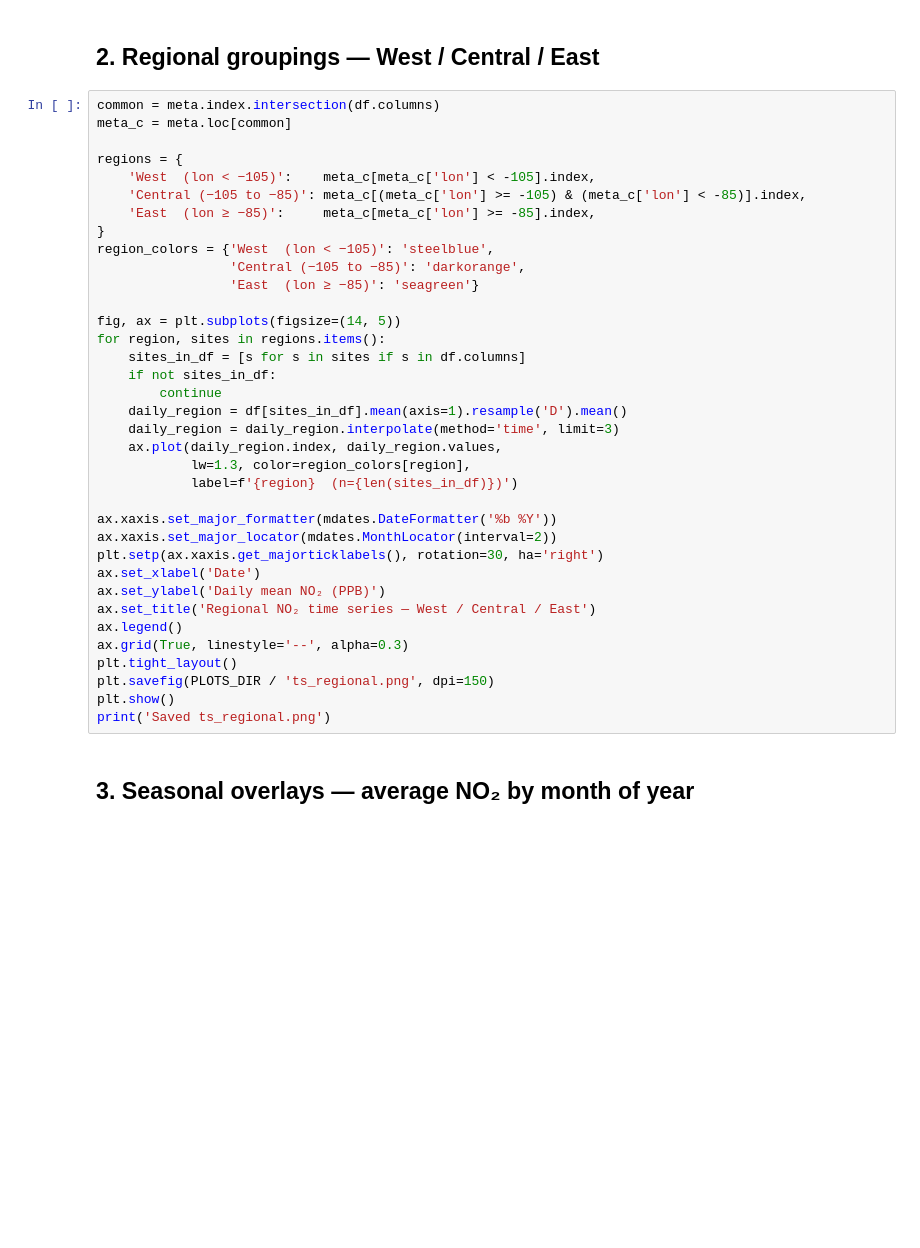
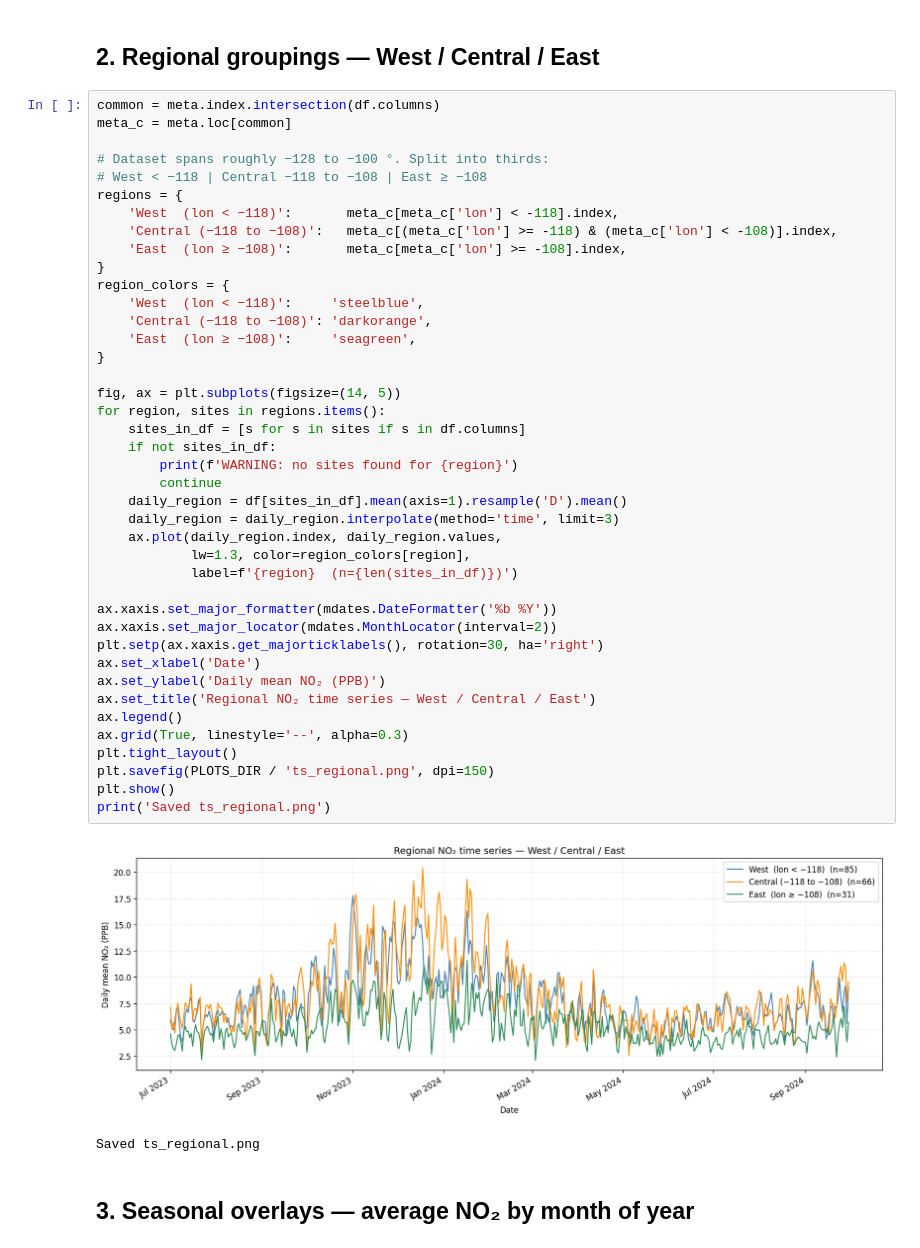
Before and after one commit to leeisabelle1118/no2-forecasting, a Jupyter notebook: notebooks/02_no2_time_series.ipynb, the cells around one changed output. Cells and saved outputs as stored; diff of their text form; blank space fills up the shorter version.

```diff
--- a/notebooks/02_no2_time_series.ipynb
+++ b/notebooks/02_no2_time_series.ipynb
@@ -73,39 +83,47 @@ print('Saved ts_top_sites.png')
 # %%
 common = meta.index.intersection(df.columns)
 meta_c = meta.loc[common]
 
+# Dataset spans roughly −128 to −100 °. Split into thirds:
+# West < −118 | Central −118 to −108 | East ≥ −108
 regions = {
-    'West  (lon < −105)':    meta_c[meta_c['lon'] < -105].index,
-    'Central (−105 to −85)': meta_c[(meta_c['lon'] >= -105) & (meta_c['lon'] < -85)].index,
-    'East  (lon ≥ −85)':     meta_c[meta_c['lon'] >= -85].index,
+    'West  (lon < −118)':       meta_c[meta_c['lon'] < -118].index,
+    'Central (−118 to −108)':   meta_c[(meta_c['lon'] >= -118) & (meta_c['lon'] < -108)].index,
+    'East  (lon ≥ −108)':       meta_c[meta_c['lon'] >= -108].index,
 }
-region_colors = {'West  (lon < −105)': 'steelblue',
-                 'Central (−105 to −85)': 'darkorange',
-                 'East  (lon ≥ −85)': 'seagreen'}
+region_colors = {
+    'West  (lon < −118)':     'steelblue',
+    'Central (−118 to −108)': 'darkorange',
+    'East  (lon ≥ −108)':     'seagreen',
+}
 
 fig, ax = plt.subplots(figsize=(14, 5))
 for region, sites in regions.items():
     sites_in_df = [s for s in sites if s in df.columns]
     if not sites_in_df:
+        print(f'WARNING: no sites found for {region}')
         continue
     daily_region = df[sites_in_df].mean(axis=1).resample('D').mean()
     daily_region = daily_region.interpolate(method='time', limit=3)
     ax.plot(daily_region.index, daily_region.values,
             lw=1.3, color=region_colors[region],
             label=f'{region}  (n={len(sites_in_df)})')
 
 ax.xaxis.set_major_formatter(mdates.DateFormatter('%b %Y'))
 ax.xaxis.set_major_locator(mdates.MonthLocator(interval=2))
 plt.setp(ax.xaxis.get_majorticklabels(), rotation=30, ha='right')
 ax.set_xlabel('Date')
 ax.set_ylabel('Daily mean NO₂ (PPB)')
 ax.set_title('Regional NO₂ time series — West / Central / East')
 ax.legend()
 ax.grid(True, linestyle='--', alpha=0.3)
 plt.tight_layout()
 plt.savefig(PLOTS_DIR / 'ts_regional.png', dpi=150)
 plt.show()
 print('Saved ts_regional.png')
+# %% [output]
+[figure, added]
+Saved ts_regional.png
 # %% [markdown]
 ## 3. Seasonal overlays — average NO₂ by month of year
 # %%
```
Also changed, not shown: parts of 7 cells of this notebook, 3 other files.
